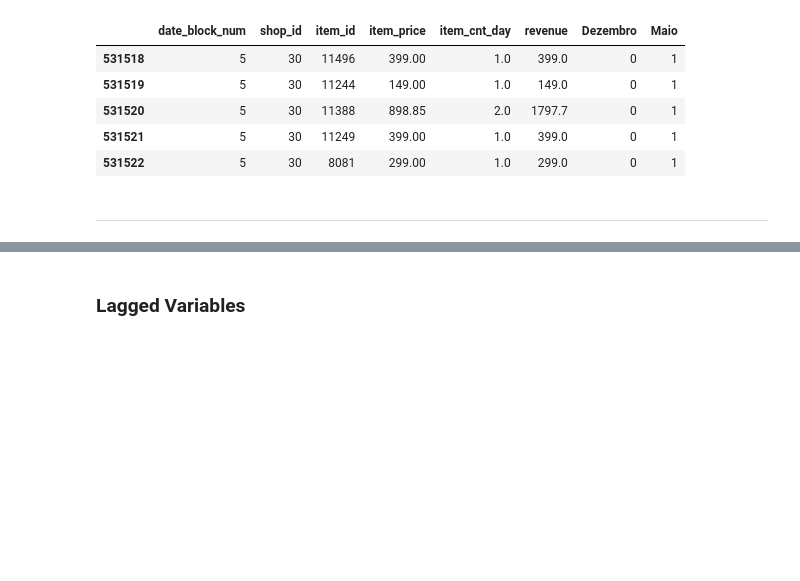
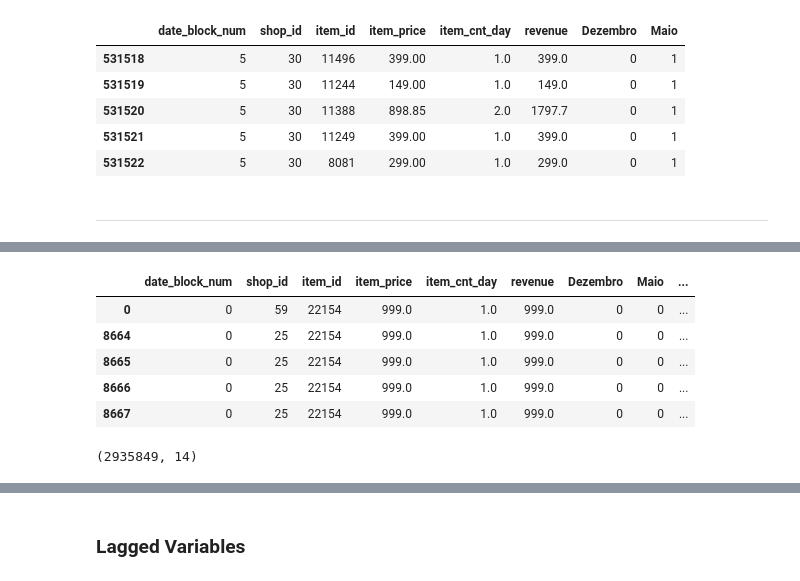
Before and after one commit to RGivisiez/Adv_ML, a Jupyter notebook: 2. Criando as features.ipynb, the cells around one changed output, grey strips where cells are left out. Drawn from its saved outputs; the diff is of its cells as text; code cells hidden in the pictures; blank space fills up the shorter version.

```diff
--- a/2. Criando as features.ipynb
+++ b/2. Criando as features.ipynb
@@ -211,0 +247,20 @@ train[train.date_block_num == 5].head()
+# %%
+aux = train[col].groupby(group_index).mean()
+
+aux.rename(columns={'item_cnt_day':'item_cnt-(mean_item)',
+                    'revenue':'revenue-(mean_item)', 'item_price':'item_price-(mean_item)'}, inplace=True)
+
+train = pd.merge(train, aux, left_on=group_index, right_index=True, how='inner')
+
+train.head()
+# %% [output]
+|  | date_block_num | shop_id | item_id | item_price | item_cnt_day | revenue | Dezembro | Maio | ... |
+| 0 | 0 | 59 | 22154 | 999.0 | 1.0 | 999.0 | 0 | 0 | ... |
+| 8664 | 0 | 25 | 22154 | 999.0 | 1.0 | 999.0 | 0 | 0 | ... |
+| 8665 | 0 | 25 | 22154 | 999.0 | 1.0 | 999.0 | 0 | 0 | ... |
+| 8666 | 0 | 25 | 22154 | 999.0 | 1.0 | 999.0 | 0 | 0 | ... |
+| 8667 | 0 | 25 | 22154 | 999.0 | 1.0 | 999.0 | 0 | 0 | ... |
+# %%
+train.shape
+# %% [output]
+(2935849, 14)
```
Also changed, not shown: parts of 41 cells of this notebook.
